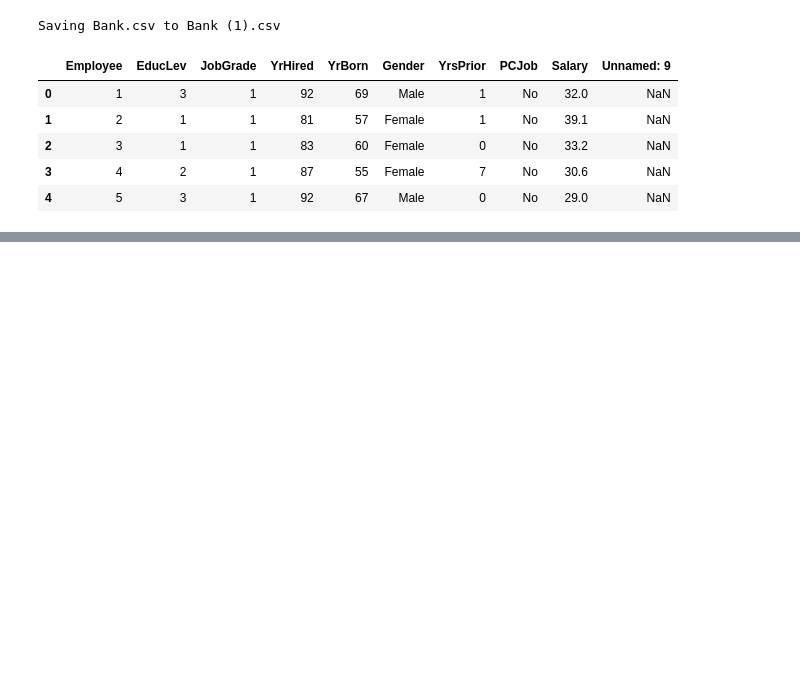
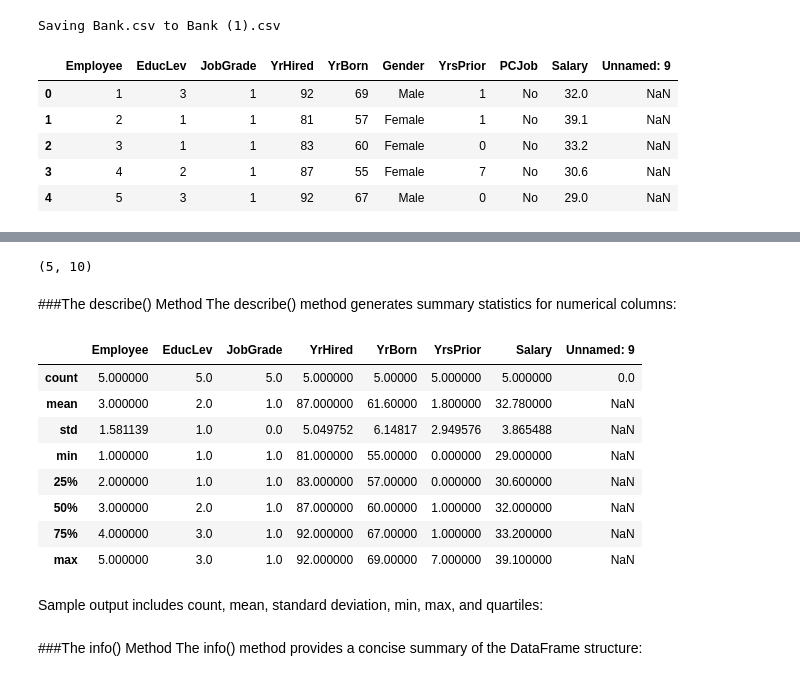
Before and after one commit to Aishaamalik/Data-Analysis-Intern, a Jupyter notebook: week_0.ipynb, the cells around one changed output, grey strips where cells are left out. Saved outputs shown, nothing was run; the diff lists cells and outputs as text; code cells hidden in the pictures; blank space fills up the shorter version.

```diff
--- a/week_0.ipynb
+++ b/week_0.ipynb
@@ -42,0 +61,24 @@ Saving Bank.csv to Bank (1).csv
+# %%
+bank.shape
+# %% [output]
+(5, 10)
+# %% [markdown]
+###The describe() Method
+The describe() method generates summary statistics for numerical columns:
+# %%
+bank.describe()
+# %% [output]
+|  | Employee | EducLev | JobGrade | YrHired | YrBorn | YrsPrior | Salary | Unnamed: 9 |
+| count | 5.000000 | 5.0 | 5.0 | 5.000000 | 5.00000 | 5.000000 | 5.000000 | 0.0 |
+| mean | 3.000000 | 2.0 | 1.0 | 87.000000 | 61.60000 | 1.800000 | 32.780000 | NaN |
+| std | 1.581139 | 1.0 | 0.0 | 5.049752 | 6.14817 | 2.949576 | 3.865488 | NaN |
+| min | 1.000000 | 1.0 | 1.0 | 81.000000 | 55.00000 | 0.000000 | 29.000000 | NaN |
+| 25% | 2.000000 | 1.0 | 1.0 | 83.000000 | 57.00000 | 0.000000 | 30.600000 | NaN |
+| 50% | 3.000000 | 2.0 | 1.0 | 87.000000 | 60.00000 | 1.000000 | 32.000000 | NaN |
+| 75% | 4.000000 | 3.0 | 1.0 | 92.000000 | 67.00000 | 1.000000 | 33.200000 | NaN |
+| max | 5.000000 | 3.0 | 1.0 | 92.000000 | 69.00000 | 7.000000 | 39.100000 | NaN |
+# %% [markdown]
+Sample output includes count, mean, standard deviation, min, max, and quartiles:
+# %% [markdown]
+###The info() Method
+The info() method provides a concise summary of the DataFrame structure:
```
Also changed, not shown: parts of 8 cells of this notebook.
